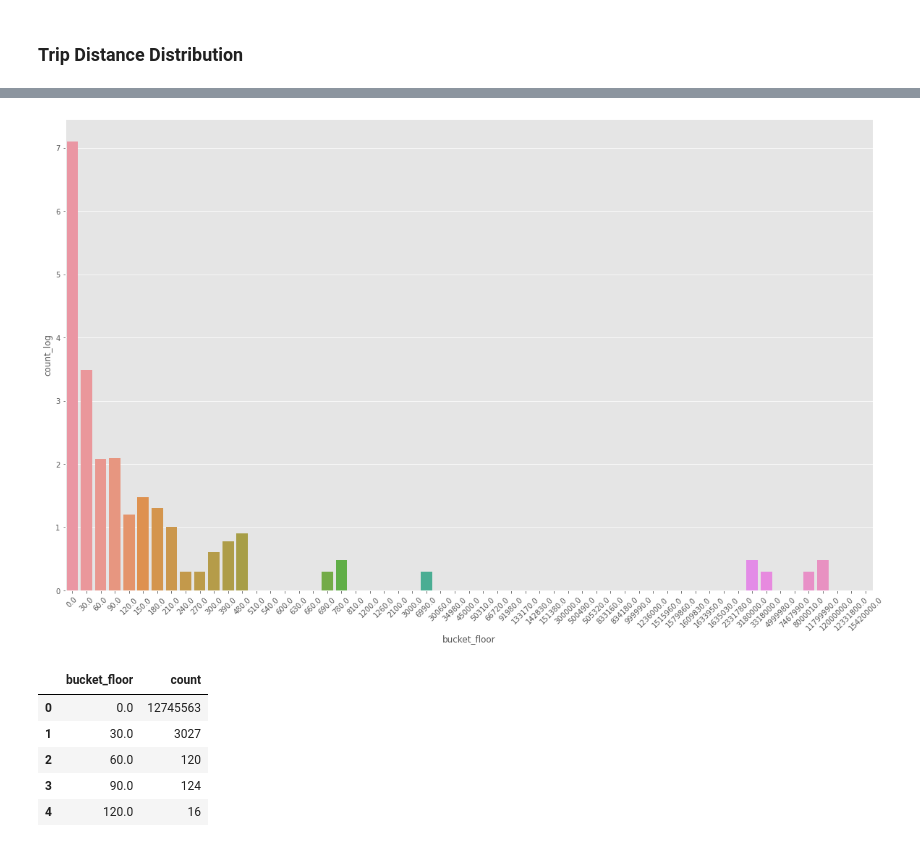
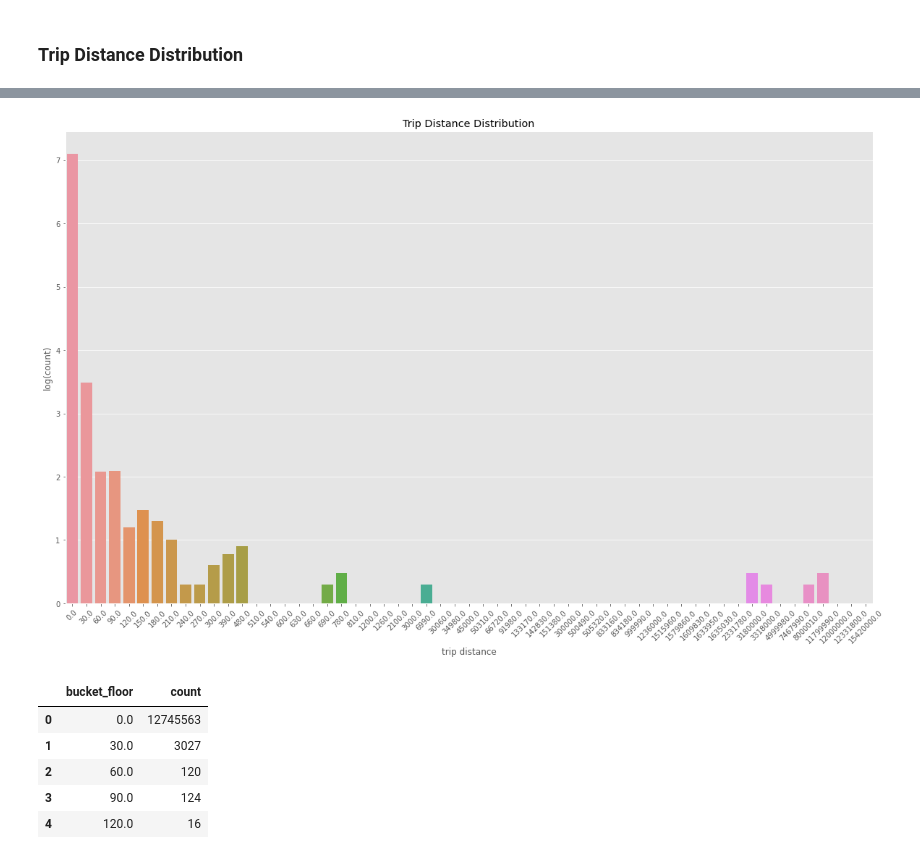
Before and after one commit to jiyoungsim/BigQuery-NYC-Taxi-Demand--EDA-and-Prediction, a Jupyter notebook: doc/1. NYC Taxi EDA (Time).ipynb, the cells around one changed output, grey strips where cells are left out. Cells and saved outputs as stored; diff of their text form; code cells hidden in the pictures.

```diff
--- a/doc/1. NYC Taxi EDA (Time).ipynb
+++ b/doc/1. NYC Taxi EDA (Time).ipynb
@@ -304,6 +310,7 @@ trip_dist_log_query = '''
                              LOG10(COUNT(1)) AS count_log
                       FROM `bigquery-public-data.new_york_taxi_trips.tlc_yellow_trips_2015`
                       WHERE EXTRACT(MONTH FROM pickup_datetime) = 1
+                      AND EXTRACT (YEAR FROM pickup_datetime) = 2015
                       GROUP BY bucket_floor
                       ORDER BY bucket_floor
                       '''
@@ -317,9 +324,12 @@ Wall time: 2.65 s
 # %%
 plt.figure(figsize=(20,12))
 sns.barplot(x='bucket_floor', y='count_log', data=dist_log_df)
+plt.title('Trip Distance Distribution')
+plt.xlabel('trip distance')
+plt.ylabel('log(count)')
 plt.xticks(rotation=45);
 # %% [output]
-[figure, old version]
+[figure, new version]
 # %%
 dist_df.head()
 # %% [output]
```
Also changed, not shown: parts of 18 cells of this notebook, 1 other file.
